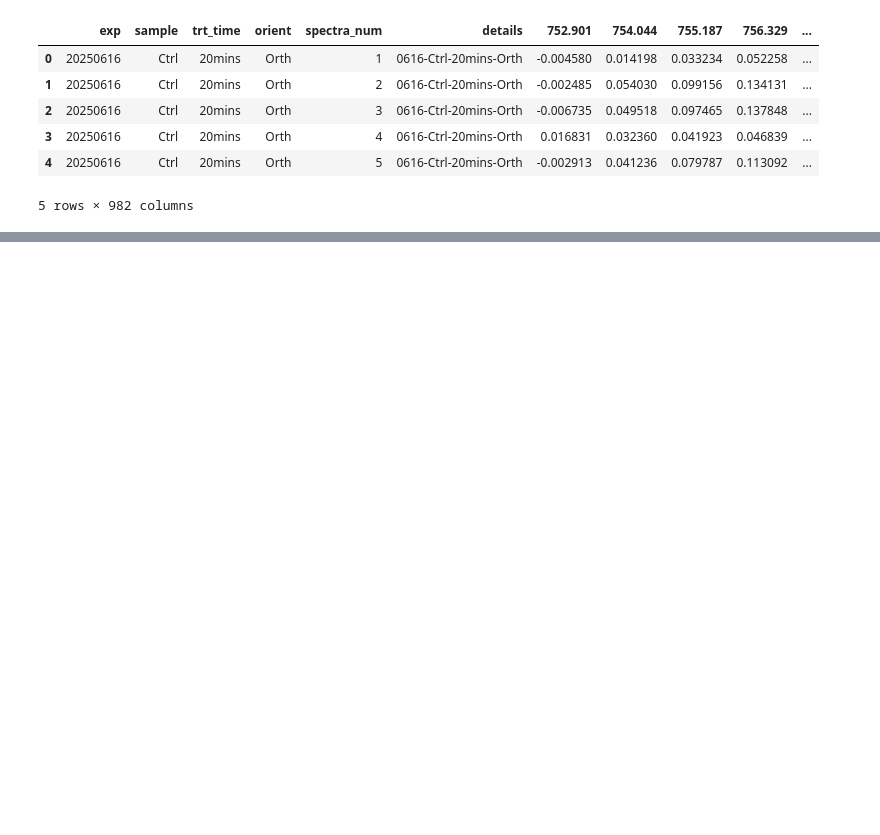
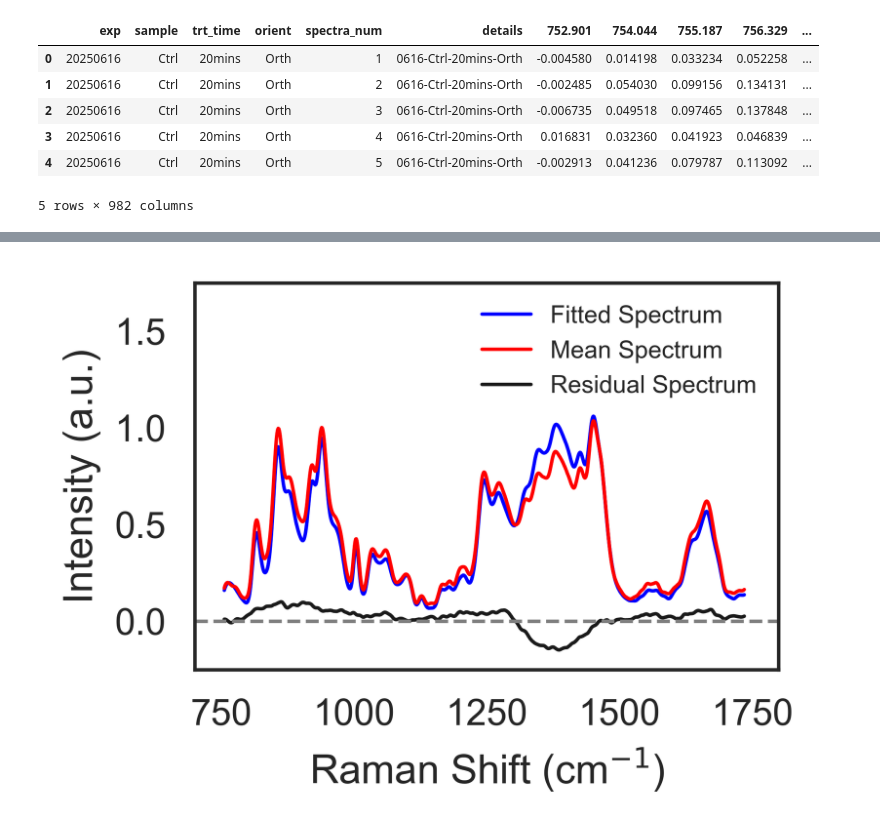
Before and after one commit to bunmiadejimi/Raman_Collagen, a Jupyter notebook: NNLS_Analysis.ipynb, the cells around one changed output, grey strips where cells are left out. Saved outputs shown, nothing was run; the diff lists cells and outputs as text; code cells hidden in the pictures; blank space fills up the shorter version.

```diff
--- a/NNLS_Analysis.ipynb
+++ b/NNLS_Analysis.ipynb
@@ -142,0 +142,4 @@ pd.concat([ctm.iloc[0, :], df_mean1.iloc[5:, :]], axis=0, ignore_index=True)
+# %%
+res_df = pd.concat([dff.iloc[:, :6].reset_index(drop=True), pd.DataFrame(output[0]['residual'], columns = w_num)], axis = 1)
+res_mean = res_df.groupby(['sample', 'trt_time']).mean(numeric_only=True).reset_index()
+res_mean
@@ -142,0 +172,34 @@ pd.concat([ctm.iloc[0, :], df_mean1.iloc[5:, :]], axis=0, ignore_index=True)
+# %%
+sns.set_theme(context = 'paper', font_scale = 1.2, style = 'white', rc={"patch.linewidth": 1.0})
+plt.figure(figsize = (3, 2), dpi = 600)
+sns.lineplot(
+    x = sub.columns[4:],
+    y = sub.iloc[3, 4:],
+    lw = 1,
+    color = 'blue',
+    label = 'Fitted Spectrum'
+)
+sns.lineplot(
+    x = subt.columns[4:],
+    y = subt.iloc[3, 4:],
+    lw = 1,
+    color = 'red',
+    label = 'Mean Spectrum'
+)
+sns.lineplot(
+    x = res_m.columns[4:],
+    y = res_m.iloc[3, 4:],
+    color = 'k',
+    lw = 1,
+    label = 'Residual Spectrum'
+)
+plt.xlabel("Raman Shift (cm$^{-1}$)")
+plt.ylabel("Intensity (a.u.)")
+plt.axhline(0, color = 'gray', ls = '--', lw = 1)
+plt.legend(frameon = False, fontsize = 7, bbox_to_anchor = (1,1))
+plt.ylim(-.25, 1.75)
+plt.xlim(700, 1800)
+#plt.spines['bottom'].set_visible(False)
+plt.savefig(f'C:\\Users\\oadeji01\\OneDrive - Tufts\\Bunmi - NavehLab-01\\Reports\\Paper\\Figures\\NNLS_Spectra_Para_60min.tif', dpi = 600, bbox_inches='tight')
+# %% [output]
+[figure, added]
```
Also changed, not shown: parts of 24 cells of this notebook.
